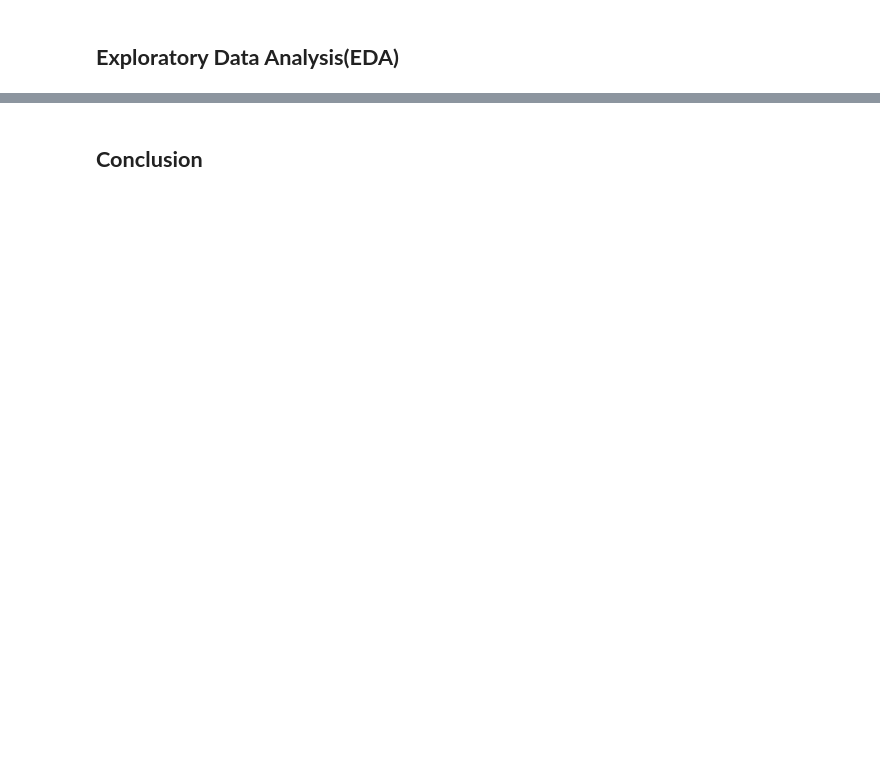
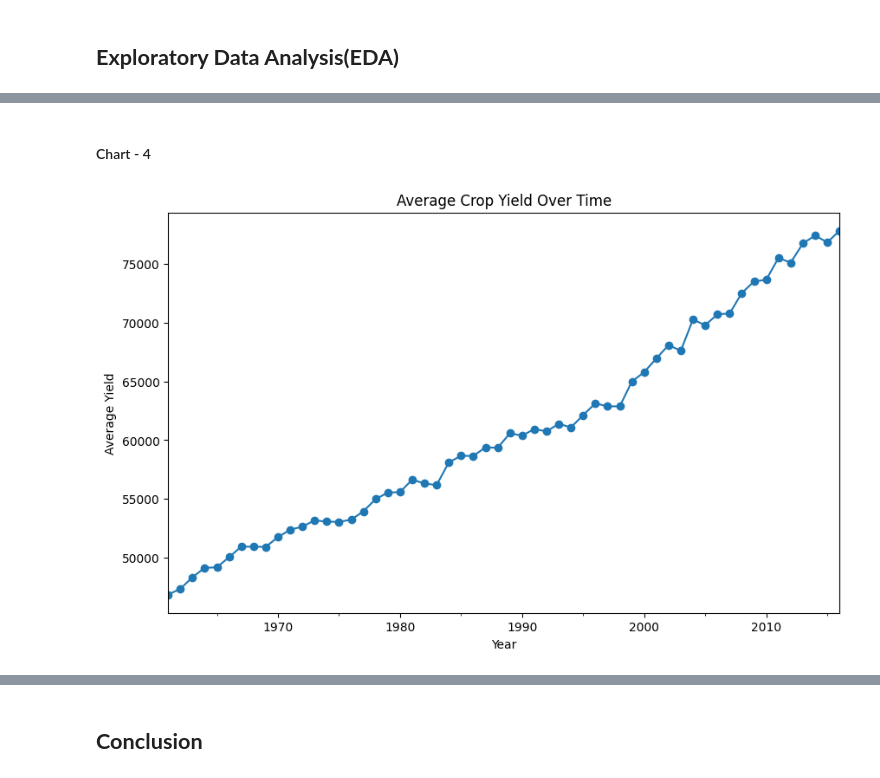
Before and after one commit to manishaachary13/crop_yield_predictoin_ML, a Jupyter notebook: crop_yield_prediction_ML.ipynb, the cells around one changed output, grey strips where cells are left out. Cells and saved outputs as stored; diff of their text form; code cells hidden in the pictures; blank space fills up the shorter version.

```diff
--- a/crop_yield_prediction_ML.ipynb
+++ b/crop_yield_prediction_ML.ipynb
@@ -336,0 +457,10 @@ Yield Value range: 0 - 1000000
+# %% [markdown]
+#### Chart - 4
+# %%
+data_cleaned.groupby('Year')['Value'].mean().plot(kind='line', figsize=(10, 6), marker='o')
+plt.title("Average Crop Yield Over Time")
+plt.xlabel("Year")
+plt.ylabel("Average Yield")
+plt.show()
+# %% [output]
+[figure, added]
```
Also changed, not shown: parts of 24 cells of this notebook.
